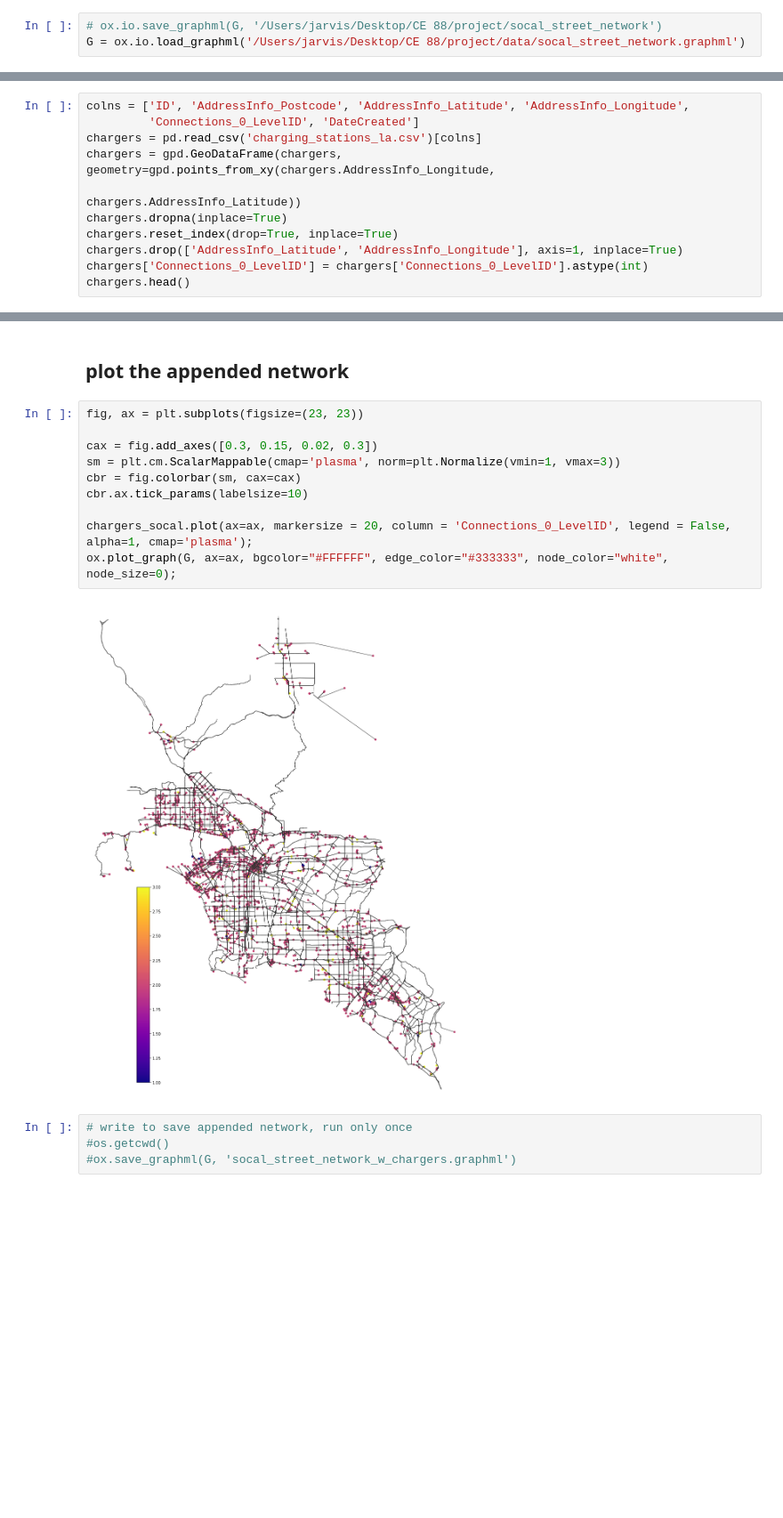
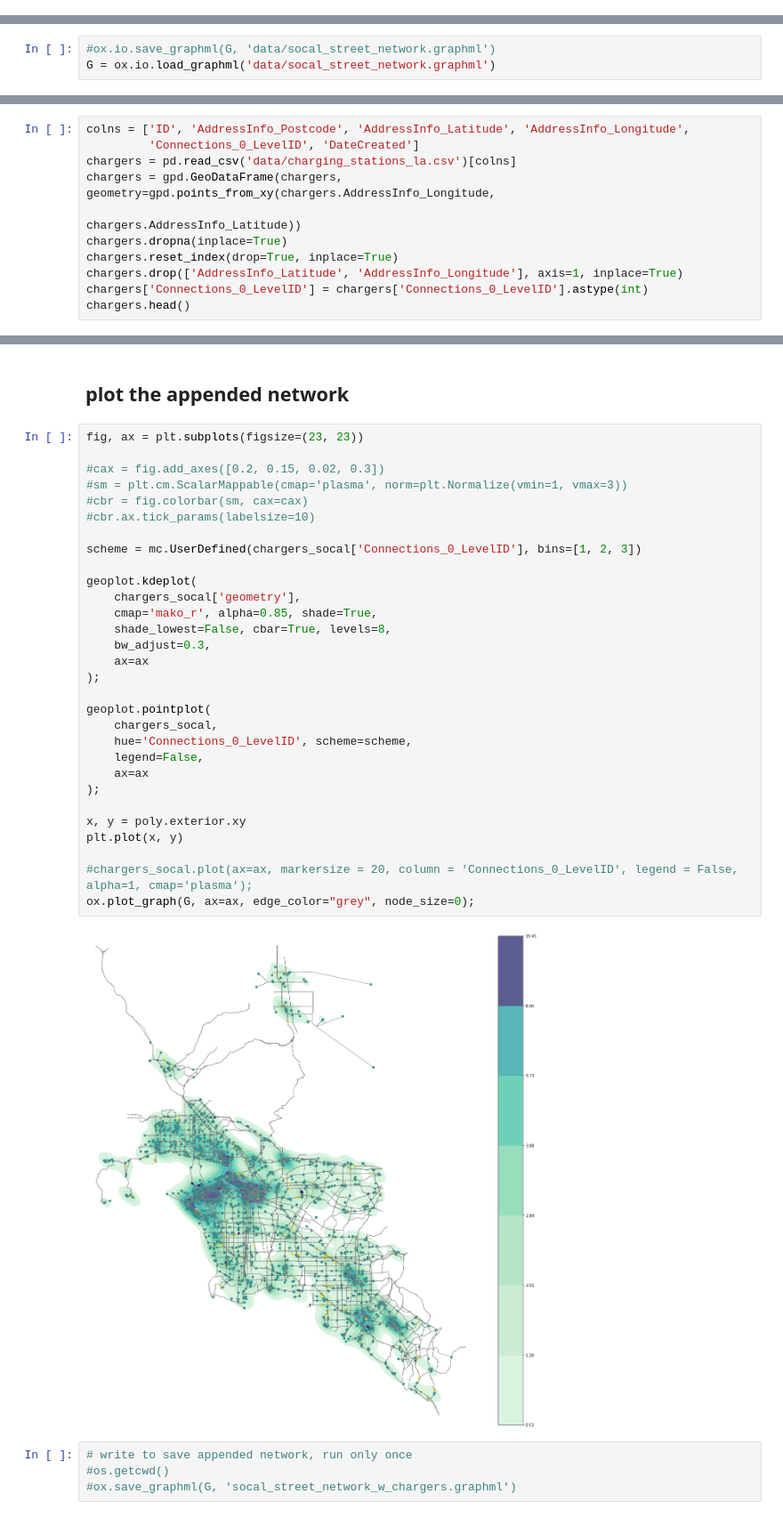
Before and after one commit to jarviskroos7/SoCalEVCSNetwork, a Jupyter notebook: ev_network_proj.ipynb, the cells around one changed output, grey strips where cells are left out. Shown at 89% size. Saved outputs shown, nothing was run; the diff lists cells and outputs as text; blank space fills up the shorter version.

```diff
--- a/ev_network_proj.ipynb
+++ b/ev_network_proj.ipynb
@@ -51,9 +61,6 @@ poly
 # %% [markdown]
 ## Loading saved network
 - For reproducibility
-# %%
-# ox.io.save_graphml(G, '/Users/jarvis/Desktop/CE 88/project/socal_street_network')
-G = ox.io.load_graphml('/Users/jarvis/Desktop/CE 88/project/data/socal_street_network.graphml')
 # %%
 fig, ax = ox.plot_graph(G,
                         bgcolor="#FFFFFF", edge_color="#333333", node_color="white",
@@ -64,3 +71,6 @@ fig, ax = ox.plot_graph(G,
+# %%
+#ox.io.save_graphml(G, 'data/socal_street_network.graphml')
+G = ox.io.load_graphml('data/socal_street_network.graphml')
 # %% [markdown]
 ## Network basic stats
 # %%
@@ -113,7 +130,7 @@ fig, ax = ox.plot_graph(G,
 # %%
 colns = ['ID', 'AddressInfo_Postcode', 'AddressInfo_Latitude', 'AddressInfo_Longitude',
          'Connections_0_LevelID', 'DateCreated']
-chargers = pd.read_csv('charging_stations_la.csv')[colns]
+chargers = pd.read_csv('data/charging_stations_la.csv')[colns]
 chargers = gpd.GeoDataFrame(chargers, geometry=gpd.points_from_xy(chargers.AddressInfo_Longitude,
                                                                   chargers.AddressInfo_Latitude))
 chargers.dropna(inplace=True)
@@ -259,15 +293,35 @@ for index, row in chargers_socal.iterrows():
 # %%
 fig, ax = plt.subplots(figsize=(23, 23))
 
-cax = fig.add_axes([0.3, 0.15, 0.02, 0.3])
-sm = plt.cm.ScalarMappable(cmap='plasma', norm=plt.Normalize(vmin=1, vmax=3))
-cbr = fig.colorbar(sm, cax=cax)
-cbr.ax.tick_params(labelsize=10)
+#cax = fig.add_axes([0.2, 0.15, 0.02, 0.3])
+#sm = plt.cm.ScalarMappable(cmap='plasma', norm=plt.Normalize(vmin=1, vmax=3))
+#cbr = fig.colorbar(sm, cax=cax)
+#cbr.ax.tick_params(labelsize=10)
 
-chargers_socal.plot(ax=ax, markersize = 20, column = 'Connections_0_LevelID', legend = False, alpha=1, cmap='plasma');
-ox.plot_graph(G, ax=ax, bgcolor="#FFFFFF", edge_color="#333333", node_color="white", node_size=0);
+scheme = mc.UserDefined(chargers_socal['Connections_0_LevelID'], bins=[1, 2, 3])
+
+geoplot.kdeplot(
+    chargers_socal['geometry'],
+    cmap='mako_r', alpha=0.85, shade=True,
+    shade_lowest=False, cbar=True, levels=8,
+    bw_adjust=0.3,
+    ax=ax
+);
+
+geoplot.pointplot(
+    chargers_socal,
+    hue='Connections_0_LevelID', scheme=scheme,
+    legend=False,
+    ax=ax
+);
+
+x, y = poly.exterior.xy
+plt.plot(x, y)
+
+#chargers_socal.plot(ax=ax, markersize = 20, column = 'Connections_0_LevelID', legend = False, alpha=1, cmap='plasma');
+ox.plot_graph(G, ax=ax, edge_color="grey", node_size=0);
 # %% [output]
-[figure, old version]
+[figure, new version]
 # %%
 # write to save appended network, run only once
 #os.getcwd()
```
Also changed, not shown: parts of 18 cells of this notebook, 19 other files.
